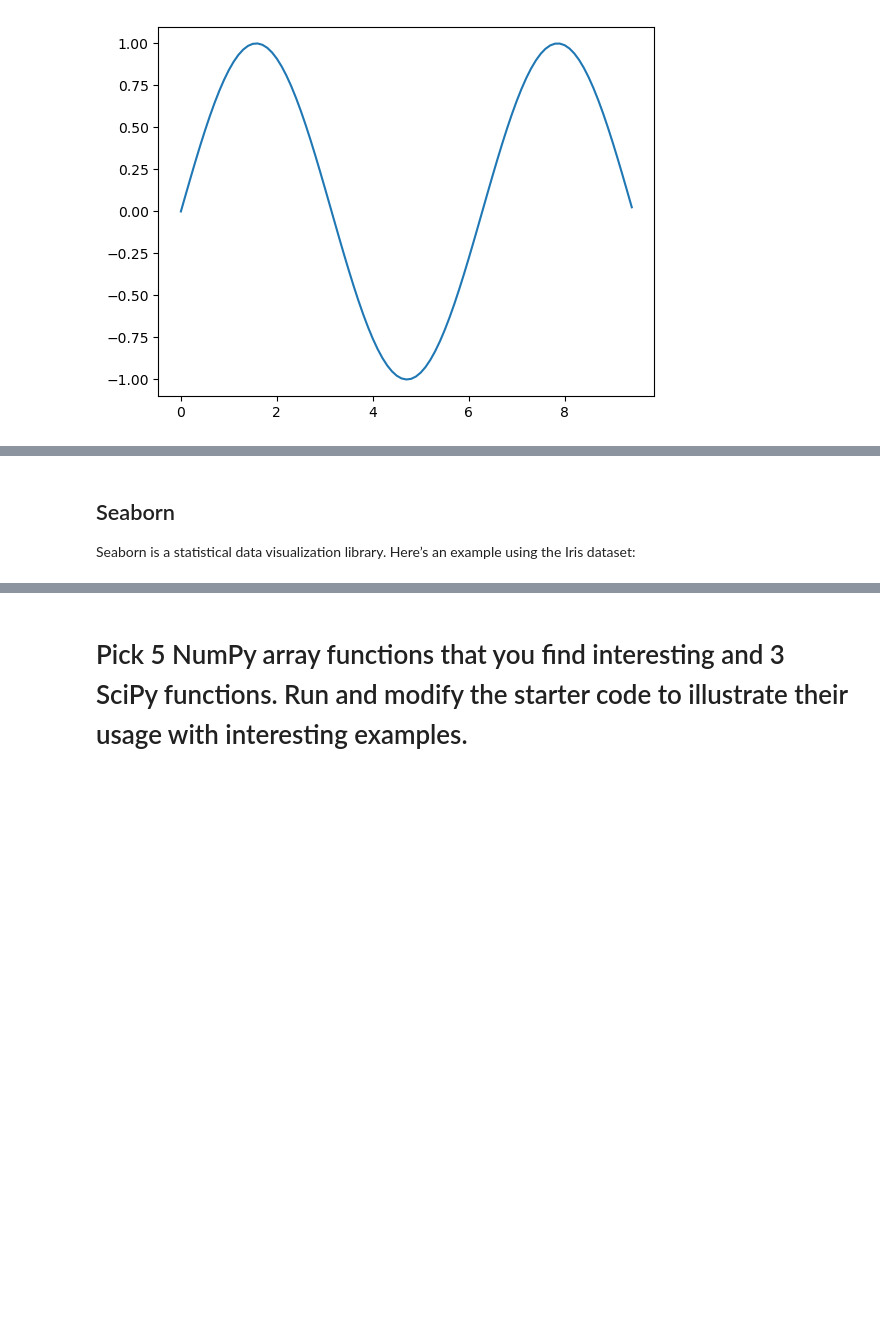
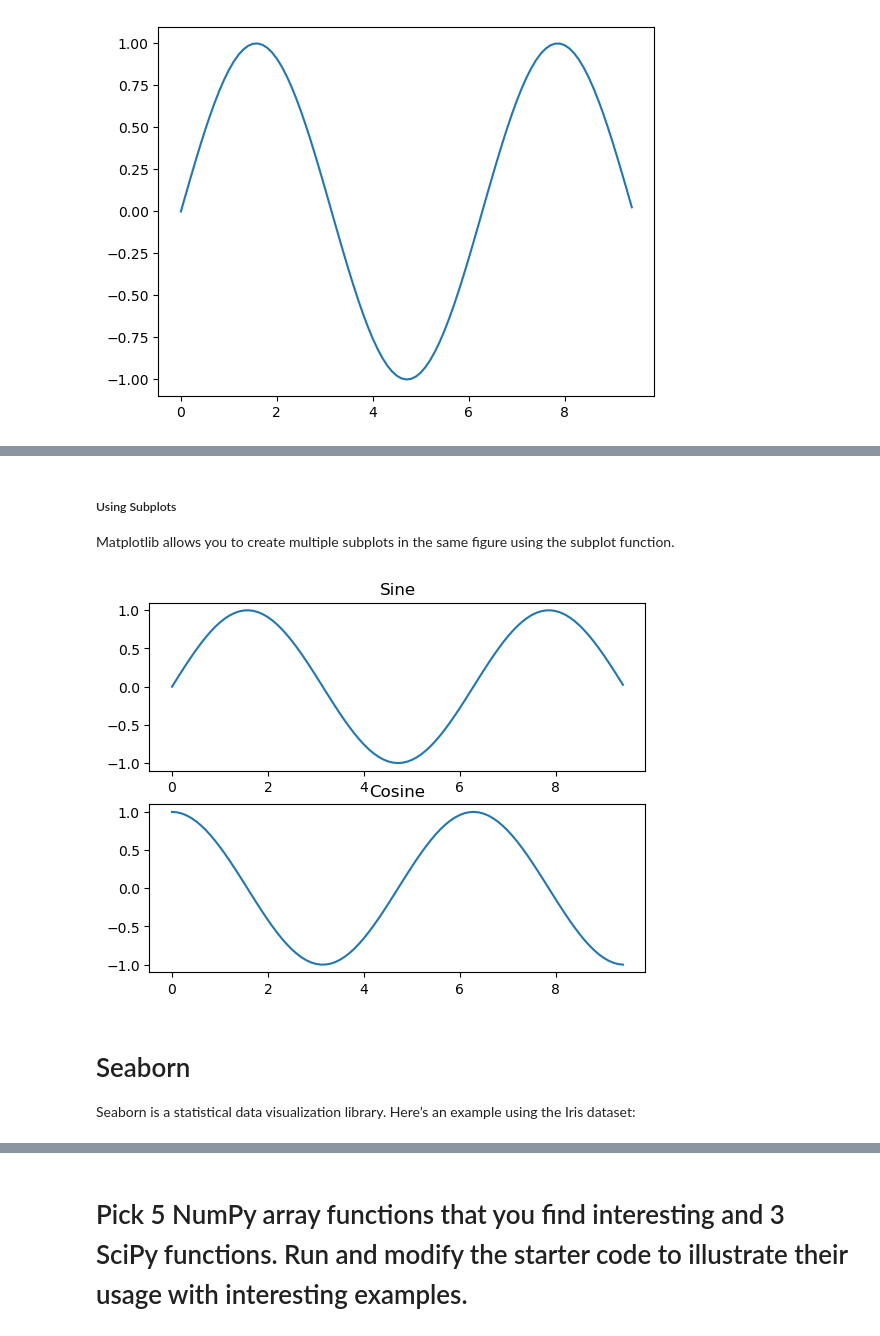
Before and after one commit to DiazHumberto/Lab-3, a Jupyter notebook: Lab_Exercise_2.ipynb, the cells around one changed output, grey strips where cells are left out. Cells and saved outputs as stored; diff of their text form; code cells hidden in the pictures; blank space fills up the shorter version.

```diff
--- a/Lab_Exercise_2.ipynb
+++ b/Lab_Exercise_2.ipynb
@@ -463,5 +744,33 @@ plt.show()  # Display the plot
+# %% [markdown]
+##### Using Subplots
+Matplotlib allows you to create multiple subplots in the same figure using the subplot function.
+# %%
+# Generate x and y coordinates for sine and cosine curves
+x = np.arange(0, 3 * np.pi, 0.1)  # x values from 0 to 3π with step 0.1
+y_sin = np.sin(x)  # Sine curve
+y_cos = np.cos(x)  # Cosine curve
+
+# Create a subplot grid with 2 rows and 1 column
+# Activate the first subplot
+plt.subplot(2, 1, 1)
+
+# Plot the sine curve in the first subplot
+plt.plot(x, y_sin)
+plt.title('Sine')  # Title for the first subplot
+
+# Activate the second subplot
+plt.subplot(2, 1, 2)
+
+# Plot the cosine curve in the second subplot
+plt.plot(x, y_cos)
+plt.title('Cosine')  # Title for the second subplot
+
+# Display the figure with both subplots
+plt.show()
+# %% [output]
+[figure, added]
 # %% [markdown]
-## Seaborn
+# Seaborn
 Seaborn is a statistical data visualization library. Here’s an example using the Iris dataset:
 # %%
 import seaborn as sns
```
Also changed, not shown: parts of 57 cells of this notebook.
